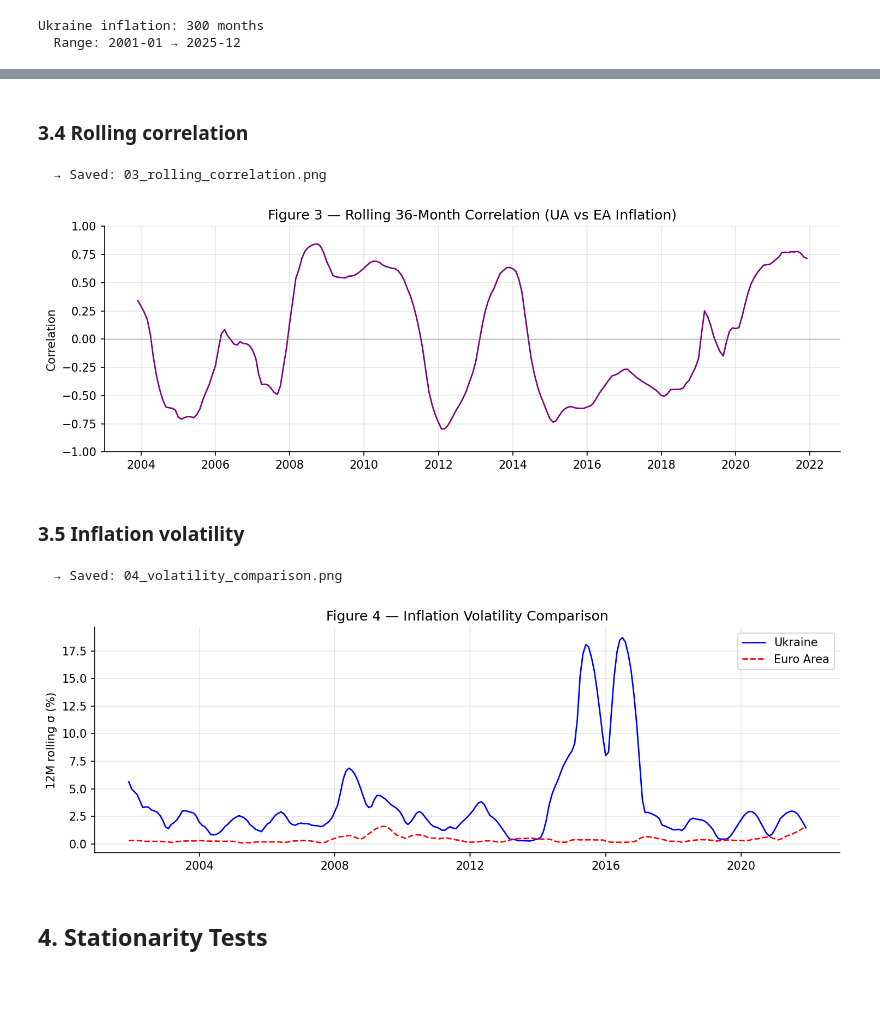
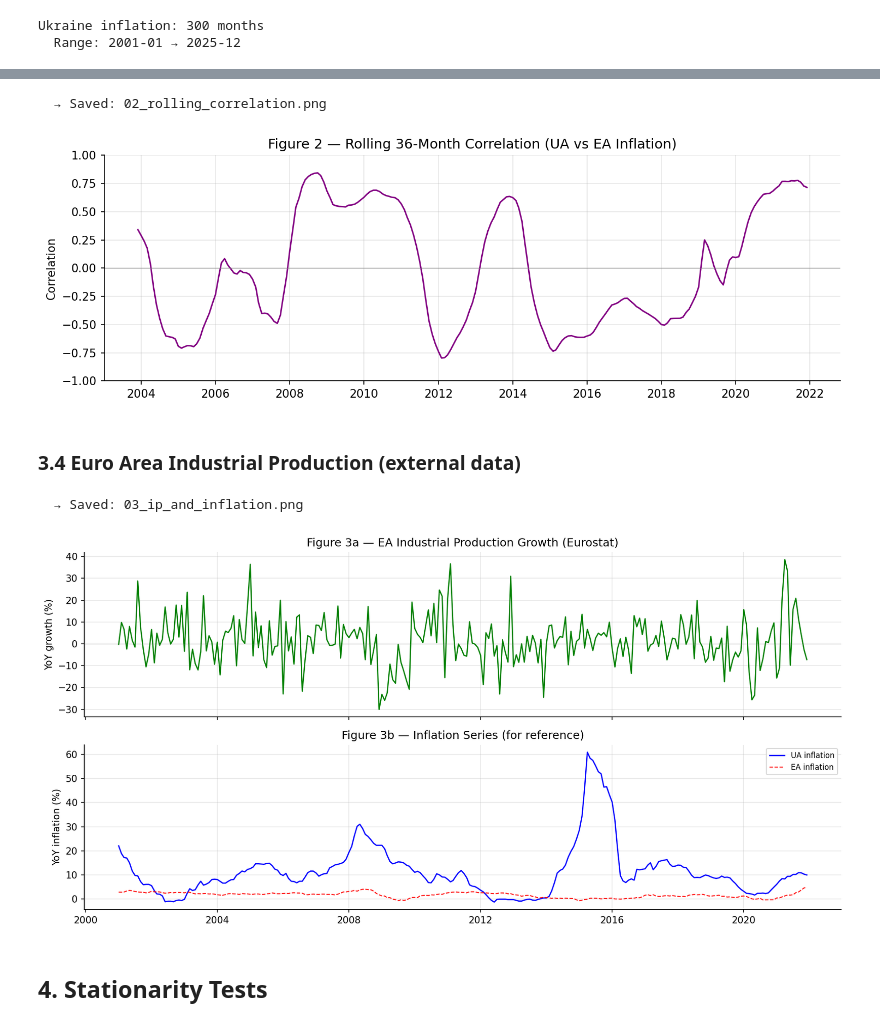
Before and after one commit to Yoav335/qmf-ukraine-counterfactual, a Jupyter notebook: yoav_qmf_project/notebook.ipynb, the cells around one changed output, grey strips where cells are left out. Saved outputs shown, nothing was run; the diff lists cells and outputs as text; code cells hidden in the pictures; blank space fills up the shorter version.

```diff
--- a/yoav_qmf_project/notebook.ipynb
+++ b/yoav_qmf_project/notebook.ipynb
@@ -176,10 +262,13 @@ reputation could anchor expectations, reducing inflation persistence
 # %%
+# ── 2.1 ECB HICP Panel ──
 ecb = pd.read_csv(ECB_FILE)
-ecb = standardize_columns(ecb)
-ecb = ecb.rename(columns={ecb.columns[0]: "time_period"})
-ecb["date"] = pd.to_datetime(ecb["time_period"])
+ecb.columns = ecb.columns.str.strip().str.lower()
+date_col = ecb.columns[0]
+ecb["date"] = pd.to_datetime(ecb[date_col])
 
-country_cols = ["at", "be", "de", "es", "fi", "fr", "gr", "ie", "it", "nl", "pt"]
+country_cols = [c for c in ecb.columns if c in
+                ["at","be","de","es","fi","fr","gr","ie","it","nl","pt"]]
+
 for c in country_cols:
     ecb[c] = pd.to_numeric(ecb[c], errors="coerce")
 
@@ -188,7 +277,7 @@ ecb["ea_inflation"] = ecb[country_cols].mean(axis=1)
 ea = ecb[["date", "ea_inflation"]].sort_values("date").reset_index(drop=True)
 
 print(f"ECB panel: {len(country_cols)} countries, {len(ea)} months")
-print(f"  Range: {ea['date'].min().strftime('%Y-%m')} → {ea['date'].max().strftime('%Y-%m')}")
+print(f"  Range: {ea['date'].min():%Y-%m} → {ea['date'].max():%Y-%m}")
 # %% [output]
 ECB panel: 11 countries, 312 months
   Range: 2000-01 → 2025-12
@@ -309,5 +471,3 @@ plt.show()
-# %% [markdown]
-### 3.4 Rolling correlation
 # %%
 df_pre_idx = df_pre.set_index("date")
 roll_corr = df_pre_idx["ua_inflation"].rolling(36).corr(df_pre_idx["ea_inflation"])
@@ -317,28 +477,32 @@ ax.plot(roll_corr.index, roll_corr, "purple", lw=1.3)
 ax.axhline(0, color="grey", lw=0.5)
 ax.set_ylim(-1, 1)
 ax.set_ylabel("Correlation")
-ax.set_title("Figure 3 — Rolling 36-Month Correlation (UA vs EA Inflation)")
-savefig("03_rolling_correlation.png")
+ax.set_title("Figure 2 — Rolling 36-Month Correlation (UA vs EA Inflation)")
+savefig("02_rolling_correlation.png")
 plt.show()
 # %% [output]
-  → Saved: 03_rolling_correlation.png
+  → Saved: 02_rolling_correlation.png
 [figure]
-# %% [markdown]
-### 3.5 Inflation volatility
-# %%
-vol_ua = df_pre_idx["ua_inflation"].rolling(12).std()
-vol_ea = df_pre_idx["ea_inflation"].rolling(12).std()
-
-fig, ax = plt.subplots(figsize=(10, 3.5))
-ax.plot(vol_ua.index, vol_ua, "b-", lw=1.3, label="Ukraine")
-ax.plot(vol_ea.index, vol_ea, "r--", lw=1.3, label="Euro Area")
-ax.set_ylabel("12M rolling σ (%)")
-ax.set_title("Figure 4 — Inflation Volatility Comparison")
-ax.legend()
-savefig("04_volatility_comparison.png")
-plt.show()
-# %% [output]
-  → Saved: 04_volatility_comparison.png
-[figure, removed]
+# %% [markdown]
+### 3.4 Euro Area Industrial Production (external data)
+# %%
+fig, (ax1, ax2) = plt.subplots(2, 1, figsize=(12, 6), sharex=True)
+
+ax1.plot(df_pre_idx.index, df_pre_idx["ip_yoy"], "g-", lw=1.3)
+ax1.axhline(0, color="grey", lw=0.5)
+ax1.set_ylabel("YoY growth (%)")
+ax1.set_title("Figure 3a — EA Industrial Production Growth (Eurostat)")
+
+ax2.plot(df_pre_idx.index, df_pre_idx["ua_inflation"], "b-", lw=1.3, label="UA inflation")
+ax2.plot(df_pre_idx.index, df_pre_idx["ea_inflation"], "r--", lw=1.0, label="EA inflation")
+ax2.set_ylabel("YoY inflation (%)")
+ax2.set_title("Figure 3b — Inflation Series (for reference)")
+ax2.legend(fontsize=8)
+
+savefig("03_ip_and_inflation.png")
+plt.show()
+# %% [output]
+  → Saved: 03_ip_and_inflation.png
+[figure, added]
 # %% [markdown]
 ## 4. Stationarity Tests
```
Also changed, not shown: parts of 111 cells of this notebook, 2 other files.
